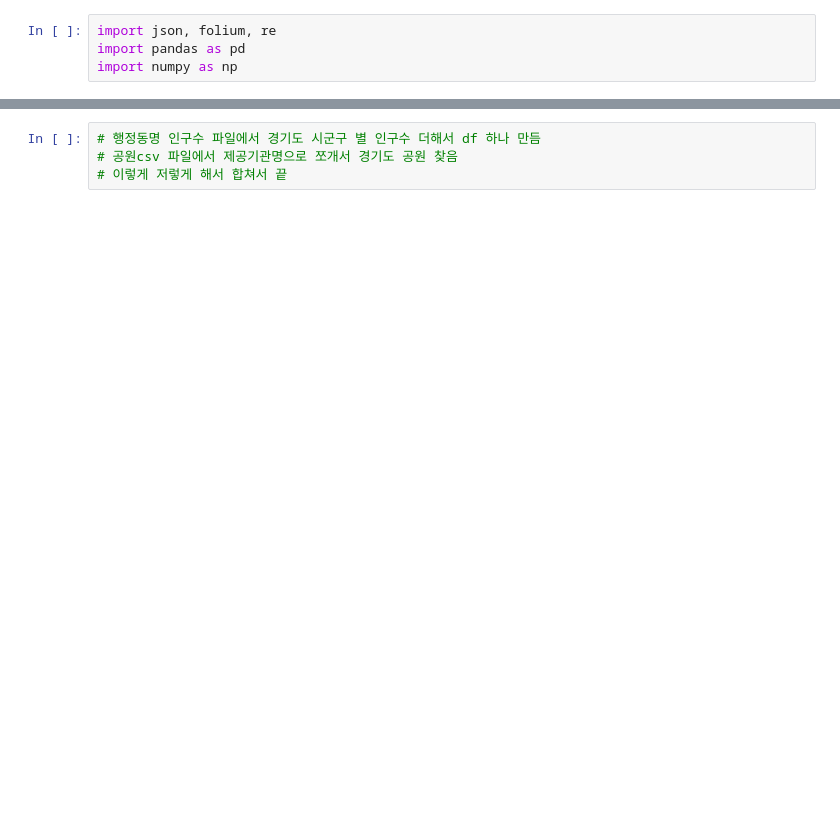
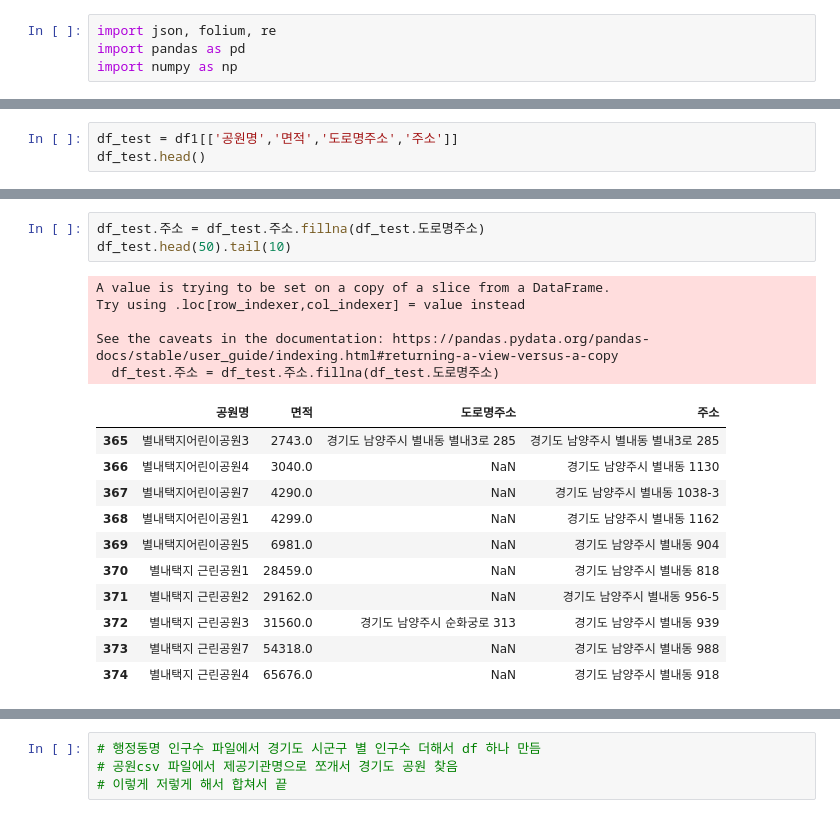
Before and after one commit to Mayhem-XD/DataAnalysis, a Jupyter notebook: 99.과제/02.경기도 공원.ipynb, the cells around one changed output, grey strips where cells are left out. Saved outputs shown, nothing was run; the diff lists cells and outputs as text; blank space fills up the shorter version.

```diff
--- a/99.과제/02.경기도 공원.ipynb
+++ b/99.과제/02.경기도 공원.ipynb
@@ -21,0 +41,3 @@ df1.head(50).tail(10)
+# %%
+df_test = df1[['공원명','면적','도로명주소','주소']]
+df_test.head()
@@ -21,0 +51,20 @@ df1.head(50).tail(10)
+# %%
+df_test.주소 = df_test.주소.fillna(df_test.도로명주소)
+df_test.head(50).tail(10)
+# %% [output]
+A value is trying to be set on a copy of a slice from a DataFrame.
+Try using .loc[row_indexer,col_indexer] = value instead
+
+See the caveats in the documentation: https://pandas.pydata.org/pandas-docs/stable/user_guide/indexing.html#returning-a-view-versus-a-copy
+  df_test.주소 = df_test.주소.fillna(df_test.도로명주소)
+|  | 공원명 | 면적 | 도로명주소 | 주소 |
+| 365 | 별내택지어린이공원3 | 2743.0 | 경기도 남양주시 별내동 별내3로 285 | 경기도 남양주시 별내동 별내3로 285 |
+| 366 | 별내택지어린이공원4 | 3040.0 | NaN | 경기도 남양주시 별내동 1130 |
+| 367 | 별내택지어린이공원7 | 4290.0 | NaN | 경기도 남양주시 별내동 1038-3 |
+| 368 | 별내택지어린이공원1 | 4299.0 | NaN | 경기도 남양주시 별내동 1162 |
+| 369 | 별내택지어린이공원5 | 6981.0 | NaN | 경기도 남양주시 별내동 904 |
+| 370 | 별내택지 근린공원1 | 28459.0 | NaN | 경기도 남양주시 별내동 818 |
+| 371 | 별내택지 근린공원2 | 29162.0 | NaN | 경기도 남양주시 별내동 956-5 |
+| 372 | 별내택지 근린공원3 | 31560.0 | 경기도 남양주시 순화궁로 313 | 경기도 남양주시 별내동 939 |
+| 373 | 별내택지 근린공원7 | 54318.0 | NaN | 경기도 남양주시 별내동 988 |
+| 374 | 별내택지 근린공원4 | 65676.0 | NaN | 경기도 남양주시 별내동 918 |
```
Also changed, not shown: parts of 17 cells of this notebook, 4 other files.
